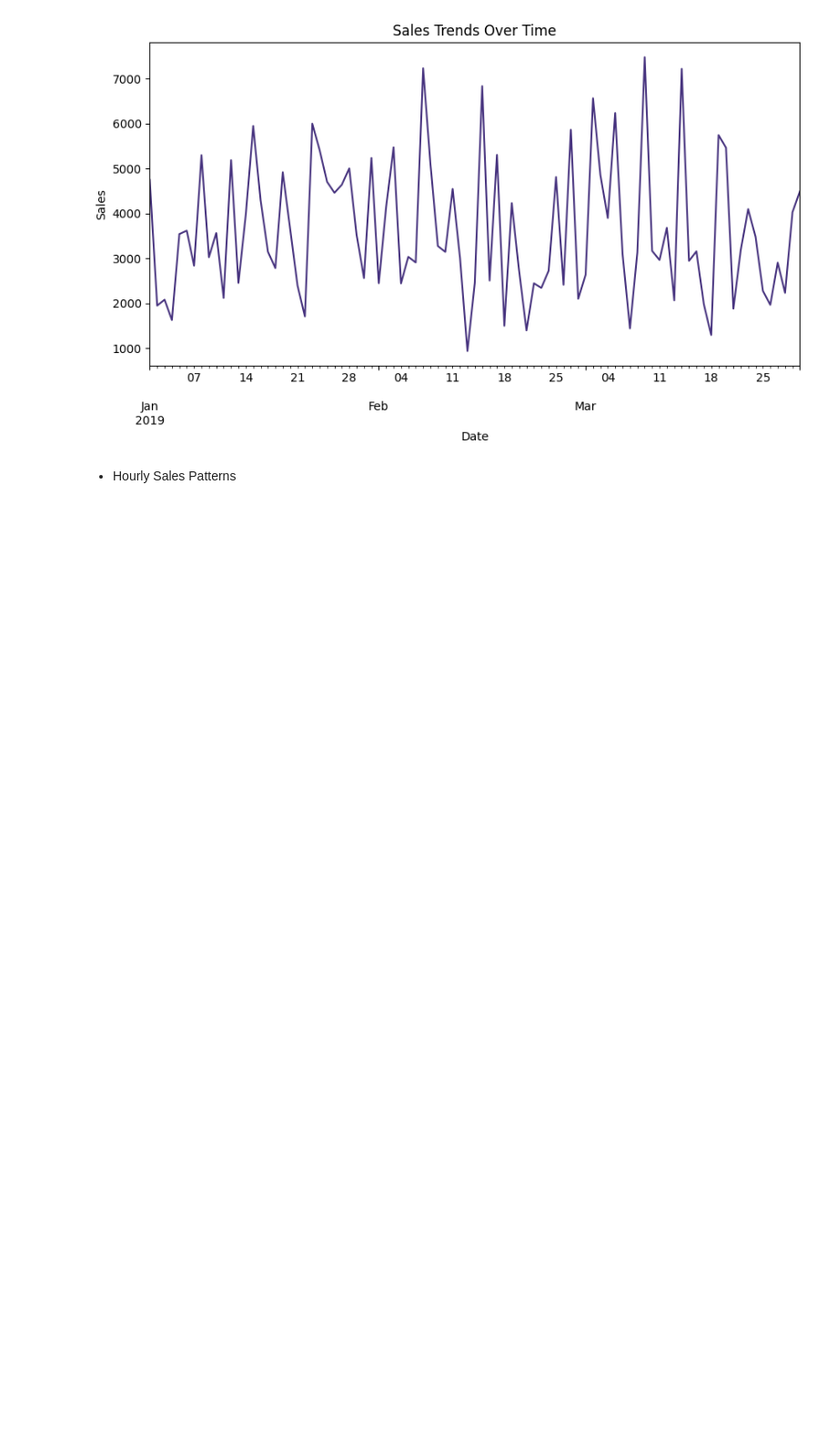
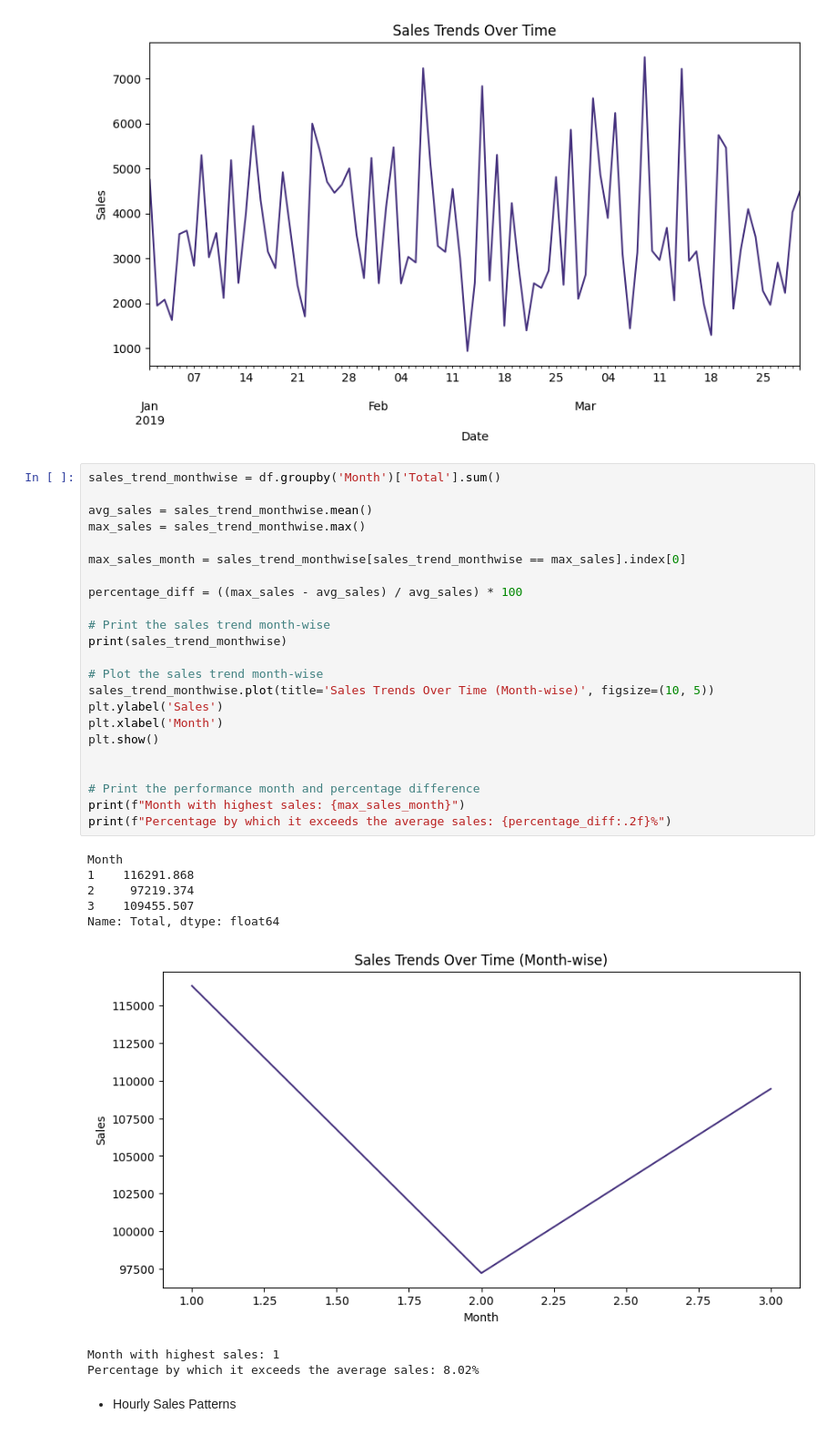
Before and after one commit to Jatin-Mehra119/Sales-Analysis, a Jupyter notebook: EDA.ipynb, the cells around one changed output. Shown at 91% size. Saved outputs shown, nothing was run; the diff lists cells and outputs as text; blank space fills up the shorter version.

```diff
--- a/EDA.ipynb
+++ b/EDA.ipynb
@@ -292,6 +473,38 @@ plt.ylabel('Sales')
 plt.show()
 # %% [output]
 [figure]
+# %%
+sales_trend_monthwise = df.groupby('Month')['Total'].sum()
+
+avg_sales = sales_trend_monthwise.mean()
+max_sales = sales_trend_monthwise.max()
+
+max_sales_month = sales_trend_monthwise[sales_trend_monthwise == max_sales].index[0]
+
+percentage_diff = ((max_sales - avg_sales) / avg_sales) * 100
+
+# Print the sales trend month-wise
+print(sales_trend_monthwise)
+
+# Plot the sales trend month-wise
+sales_trend_monthwise.plot(title='Sales Trends Over Time (Month-wise)', figsize=(10, 5))
+plt.ylabel('Sales')
+plt.xlabel('Month')
+plt.show()
+
+
+# Print the performance month and percentage difference
+print(f"Month with highest sales: {max_sales_month}")
+print(f"Percentage by which it exceeds the average sales: {percentage_diff:.2f}%")
+# %% [output]
+Month
+1    116291.868
+2     97219.374
+3    109455.507
+Name: Total, dtype: float64
+[figure, added]
+Month with highest sales: 1
+Percentage by which it exceeds the average sales: 8.02%
 # %% [markdown]
 - Hourly Sales Patterns
 # %%
```
Also changed, not shown: parts of 16 cells of this notebook.
